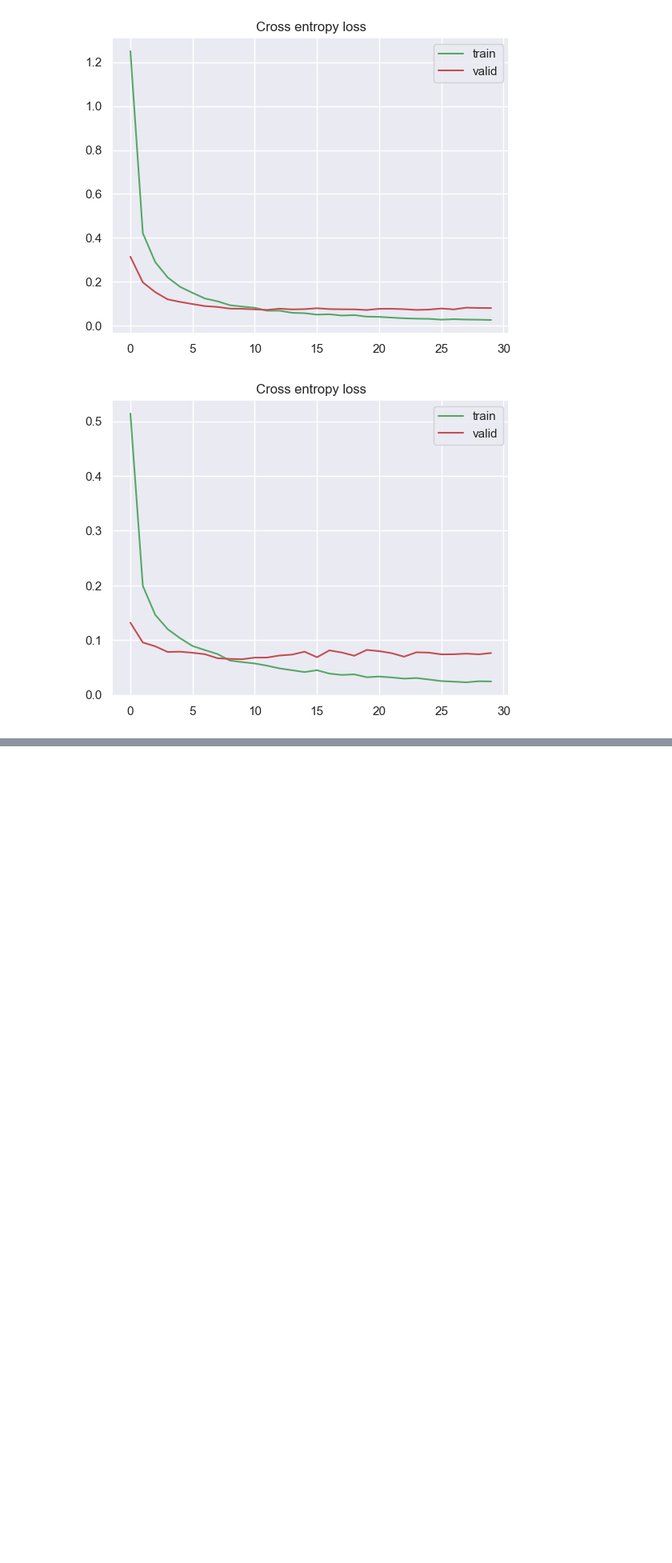
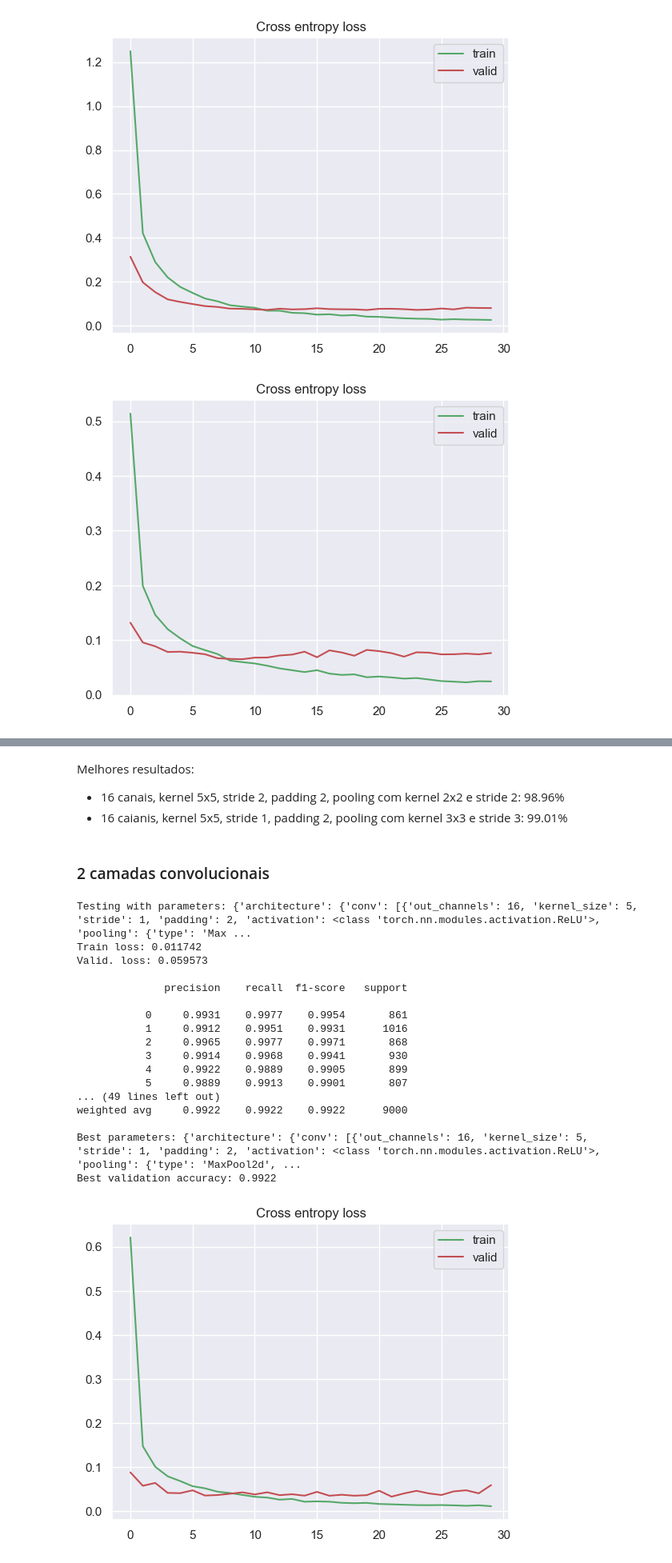
Before and after one commit to FrederickAlmeida/CNN-MNIST-classifier, a Jupyter notebook: cnn_classifier.ipynb, the cells around one changed output, grey strips where cells are left out. Shown at 80% size. Cells and saved outputs as stored; diff of their text form; code cells hidden in the pictures; blank space fills up the shorter version.

```diff
--- a/cnn_classifier.ipynb
+++ b/cnn_classifier.ipynb
@@ -491,0 +713,74 @@ Best validation accuracy: 0.9850
+# %% [markdown]
+Melhores resultados:
+- 16 canais, kernel 5x5, stride 2, padding 2, pooling com kernel 2x2 e stride 2: 98.96%
+- 16 caianis, kernel 5x5, stride 1, padding 2, pooling com kernel 3x3 e stride 3: 99.01%
+# %% [markdown]
+### 2 camadas convolucionais
+# %%
+param_grid = {
+    'architecture': [
+        {
+            'conv': [
+                {'out_channels': 16, 'kernel_size': 5, 'stride': 1, 'padding': 2, 'activation': nn.ReLU, 'pooling': {'type': 'MaxPool2d', 'params': {'kernel_size': 3, 'stride': 3}}, 'batch_norm': False},
+                {'out_channels': 32, 'kernel_size': 5, 'stride': 1, 'padding': 2, 'activation': nn.ReLU, 'pooling': {'type': 'MaxPool2d', 'params': {'kernel_size': 2, 'stride': 2}}, 'batch_norm': False}
+            ],
+            'mlp_input_size': 32*4*4,
+            'mlp': [
+                {'out_units': 128, 'activation': nn.ReLU, 'dropout': 0.3},
+                {'out_units': 64, 'activation': nn.ReLU, 'dropout': 0.3}
+            ],
+            'output_units': 10
+        },
+        {
+            'conv': [
+                {'out_channels': 16, 'kernel_size': 5, 'stride': 1, 'padding': 2, 'activation': nn.ReLU, 'pooling': {'type': 'MaxPool2d', 'params': {'kernel_size': 2, 'stride': 2}}, 'batch_norm': False},
+                {'out_channels': 32, 'kernel_size': 5, 'stride': 1, 'padding': 2, 'activation': nn.ReLU, 'pooling': {'type': 'MaxPool2d', 'params': {'kernel_size': 3, 'stride': 3}}, 'batch_norm': False}
+            ],
+            'mlp_input_size': 32*4*4,
+            'mlp': [
+                {'out_units': 128, 'activation': nn.ReLU, 'dropout': 0.3},
+                {'out_units': 64, 'activation': nn.ReLU, 'dropout': 0.3}
+            ],
+            'output_units': 10
+        },
+        {
+            'conv': [
+                {'out_channels': 16, 'kernel_size': 5, 'stride': 1, 'padding': 2, 'activation': nn.ReLU, 'pooling': {'type': 'MaxPool2d', 'params': {'kernel_size': 2, 'stride': 2}}, 'batch_norm': False},
+                {'out_channels': 32, 'kernel_size': 5, 'stride': 1, 'padding': 2, 'activation': nn.ReLU, 'pooling': {'type': 'MaxPool2d', 'params': {'kernel_size': 2, 'stride': 2}}, 'batch_norm': False}
+            ],
+            'mlp_input_size': 32*7*7,
+            'mlp': [
+                {'out_units': 128, 'activation': nn.ReLU, 'dropout': 0.3},
+                {'out_units': 64, 'activation': nn.ReLU, 'dropout': 0.3}
+            ],
+            'output_units': 10
+        }
+    ],
+    'learning_rate': [0.001],
+    'optimizer': ['Adam'],
+    'epochs': [30],
+    'initialization': ['normal']
+}
+
+best_params, best_accuracy = hyperparameter_search(train_dl, val_dl, param_grid, device)
+print(f"Best parameters: {best_params}")
+print(f"Best validation accuracy: {best_accuracy:.4f}")
+# %% [output]
+Testing with parameters: {'architecture': {'conv': [{'out_channels': 16, 'kernel_size': 5, 'stride': 1, 'padding': 2, 'activation': <class 'torch.nn.modules.activation.ReLU'>, 'pooling': {'type': 'Max ...
+Train loss: 0.011742
+Valid. loss: 0.059573
+
+              precision    recall  f1-score   support
+
+           0     0.9931    0.9977    0.9954       861
+           1     0.9912    0.9951    0.9931      1016
+           2     0.9965    0.9977    0.9971       868
+           3     0.9914    0.9968    0.9941       930
+           4     0.9922    0.9889    0.9905       899
+           5     0.9889    0.9913    0.9901       807
+... (49 lines left out)
+weighted avg     0.9922    0.9922    0.9922      9000
+
+Best parameters: {'architecture': {'conv': [{'out_channels': 16, 'kernel_size': 5, 'stride': 1, 'padding': 2, 'activation': <class 'torch.nn.modules.activation.ReLU'>, 'pooling': {'type': 'MaxPool2d', ...
+Best validation accuracy: 0.9922
+[figure, added]
```
Also changed, not shown: parts of 21 cells of this notebook.
